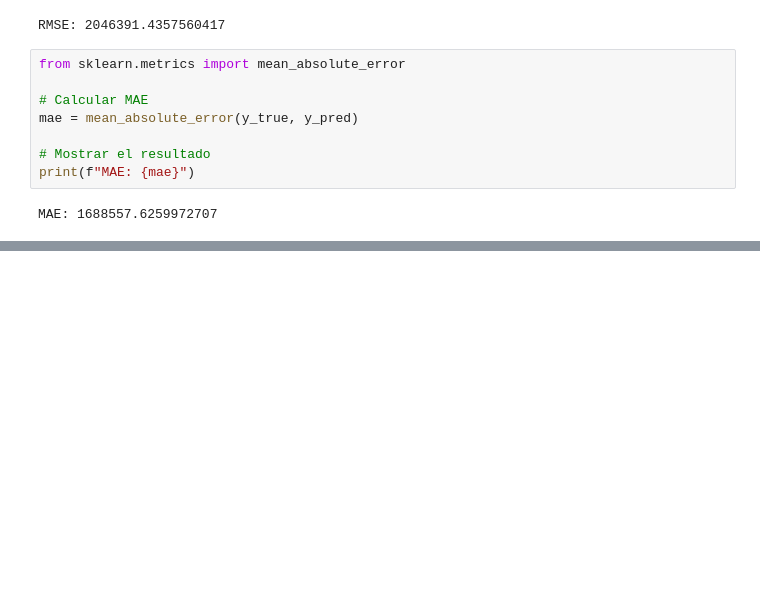
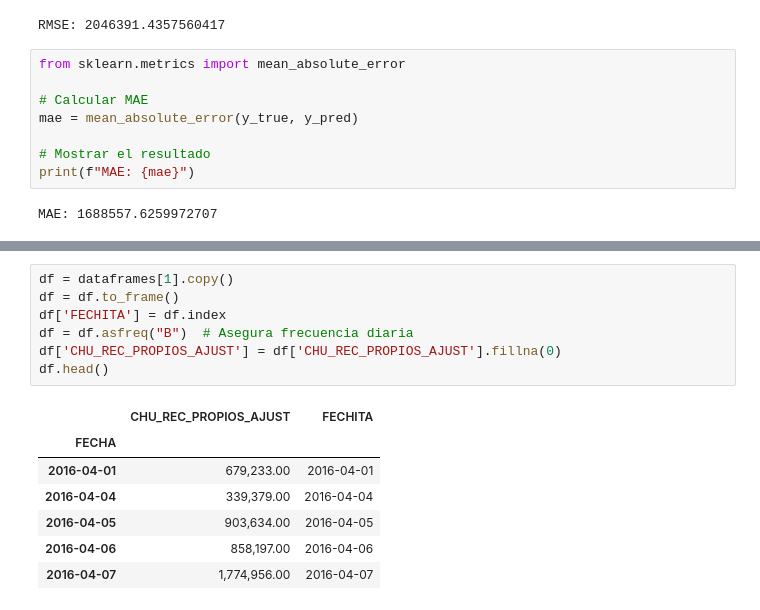
Before and after one commit to carrenogf/MCD-Series-Temporales, a Jupyter notebook: TP02/timeGPT.ipynb, the cells around one changed output, grey strips where cells are left out. Saved outputs shown, nothing was run; the diff lists cells and outputs as text; blank space fills up the shorter version.

```diff
--- a/TP02/timeGPT.ipynb
+++ b/TP02/timeGPT.ipynb
@@ -277,3 +293,18 @@ plt.title("Pronóstico de Préstamos con Nixtla")
 plt.show()
 # %% [output]
 [figure]
+# %%
+df = dataframes[1].copy()
+df = df.to_frame()
+df['FECHITA'] = df.index
+df = df.asfreq("B")  # Asegura frecuencia diaria
+df['CHU_REC_PROPIOS_AJUST'] = df['CHU_REC_PROPIOS_AJUST'].fillna(0)
+df.head()
+# %% [output]
+|  | CHU_REC_PROPIOS_AJUST | FECHITA |
+| FECHA |  |  |
+| 2016-04-01 | 679,233.00 | 2016-04-01 |
+| 2016-04-04 | 339,379.00 | 2016-04-04 |
+| 2016-04-05 | 903,634.00 | 2016-04-05 |
+| 2016-04-06 | 858,197.00 | 2016-04-06 |
+| 2016-04-07 | 1,774,956.00 | 2016-04-07 |
```
Also changed, not shown: parts of 14 cells of this notebook.
